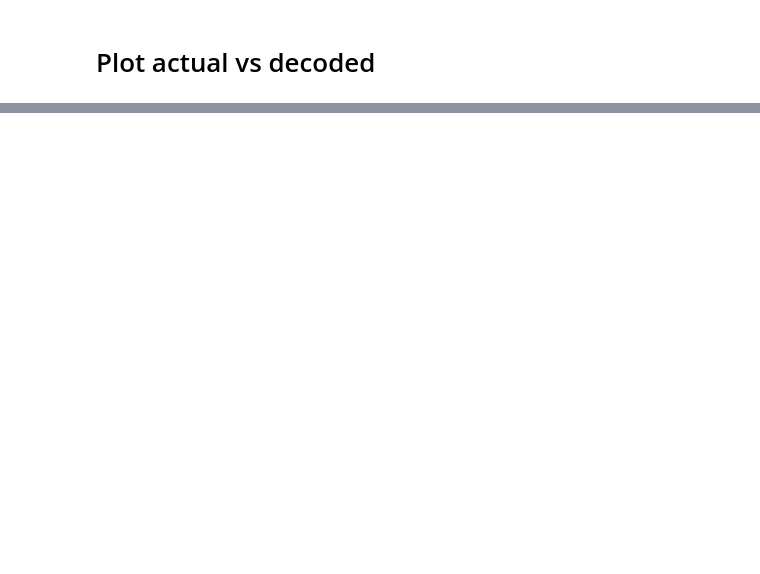
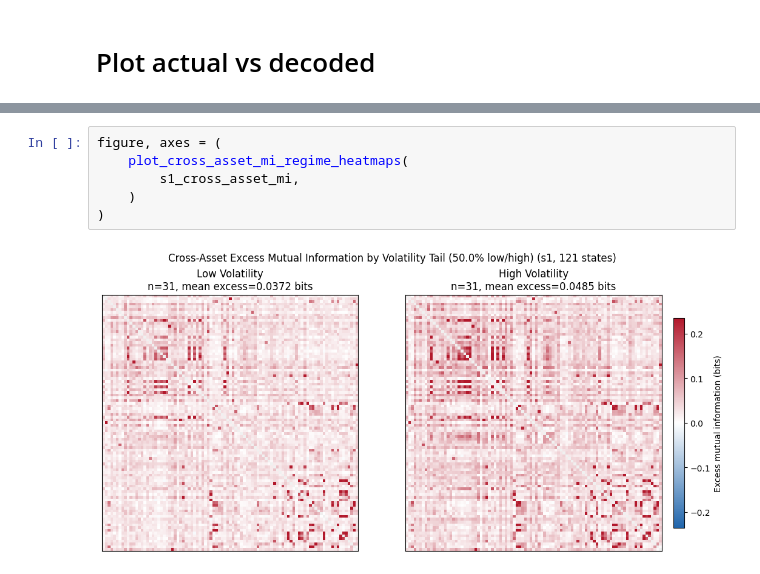
Before and after one commit to VishR-94/dynamic_graphs_thesis, a Jupyter notebook: notebooks/tokenizer.ipynb, the cells around one changed output, grey strips where cells are left out. Cells and saved outputs as stored; diff of their text form; blank space fills up the shorter version.

```diff
--- a/notebooks/tokenizer.ipynb
+++ b/notebooks/tokenizer.ipynb
@@ -287,0 +2448,8 @@ selection
+# %%
+figure, axes = (
+    plot_cross_asset_mi_regime_heatmaps(
+        s1_cross_asset_mi,
+    )
+)
+# %% [output]
+[figure, added]
```
Also changed, not shown: parts of 25 cells of this notebook, 2 other files.
